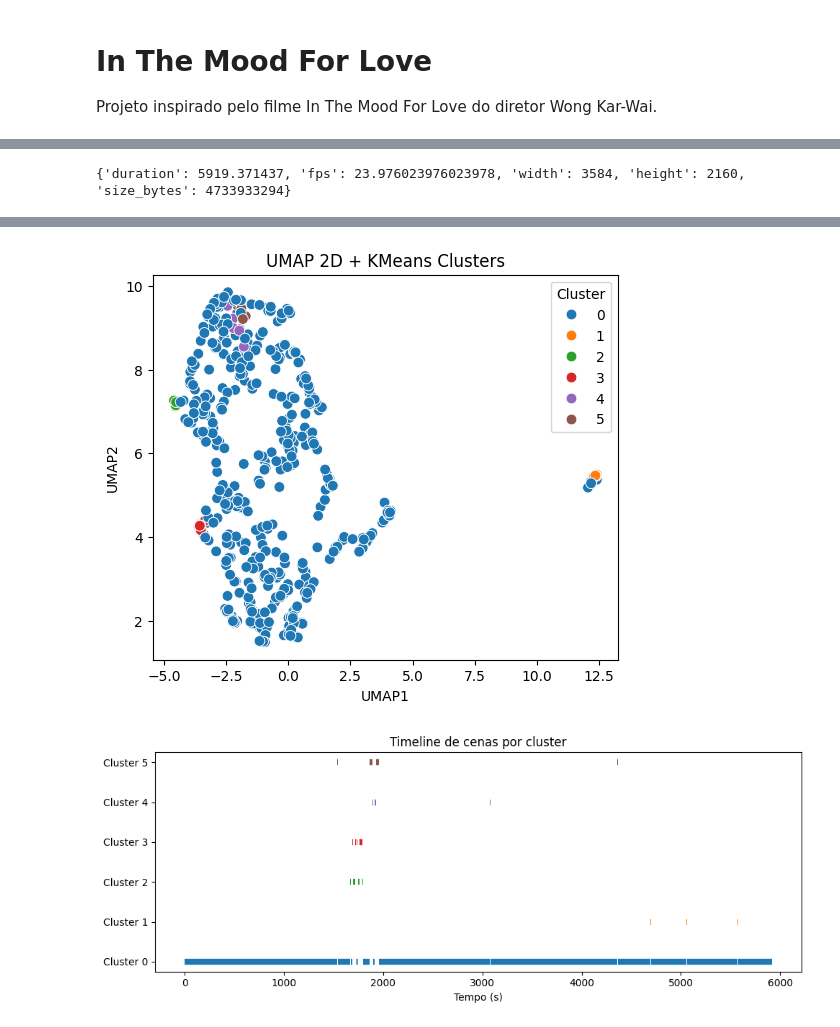
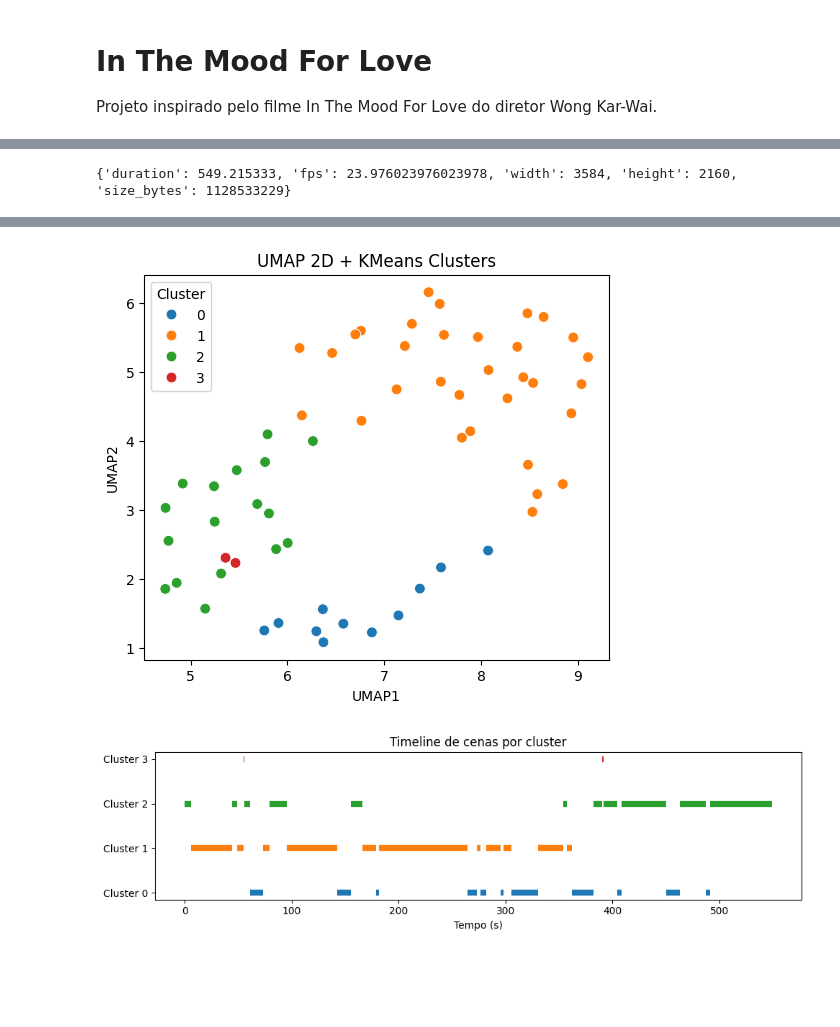
Before and after one commit to rafacoelho4/cinematic-data-clustering, a Jupyter notebook: notebooks/demo.ipynb, the cells around one changed output, grey strips where cells are left out. Saved outputs shown, nothing was run; the diff lists cells and outputs as text; code cells hidden in the pictures; blank space fills up the shorter version.

```diff
--- a/notebooks/demo.ipynb
+++ b/notebooks/demo.ipynb
@@ -54,15 +56,15 @@ from visualization import plot_rms_silence, plot_color_features, plot_movement,
 from clustering import clustering
 from save_video import write_top2_cluster_videos, write_video, write_all_clusters
 # %%
-video_name = 'fullMovie' # snippet, long, fullMovie
+video_name = 'long' # snippet, long, fullMovie
 file_extension = '.mp4'
 video_file =  video_name + file_extension
 
 print(get_video_info(video_file))
 
 df = pd.DataFrame()
-df = detect_scene_low_resolution(video_file)
+# df = detect_scene_low_resolution(video_file)
 # %% [output]
-{'duration': 5919.371437, 'fps': 23.976023976023978, 'width': 3584, 'height': 2160, 'size_bytes': 4733933294}
+{'duration': 549.215333, 'fps': 23.976023976023978, 'width': 3584, 'height': 2160, 'size_bytes': 1128533229}
 # %%
 # Cuts scenes that are too short or too long (optional)
@@ -94,8 +111,8 @@ df = pd.read_csv(f'data/{video_name}.csv')
 plot_color_features(df)
 # plot_movement(df)
 # %%
-df = clustering(df, video_name, method="dbscan", n_clusters=4)
-# df = clustering(df, video_name, n_clusters=4)
+# df = clustering(df, video_name, method="dbscan", n_clusters=4)
+df = clustering(df, video_name, n_clusters=4)
 
 plot_scatter_pca(df)
 plot_scatter_umap(df)
@@ -106,5 +123,5 @@ plot_cluster_timeline(df)
-[figure, old version]
+[figure, new version]
-[figure, old version]
+[figure, new version]
 # %%
 write_all_clusters(df, video_file=f"data/{video_file[:-4]}_lowres.mp4")
 # %%
```
Also changed, not shown: parts of 7 cells of this notebook.
